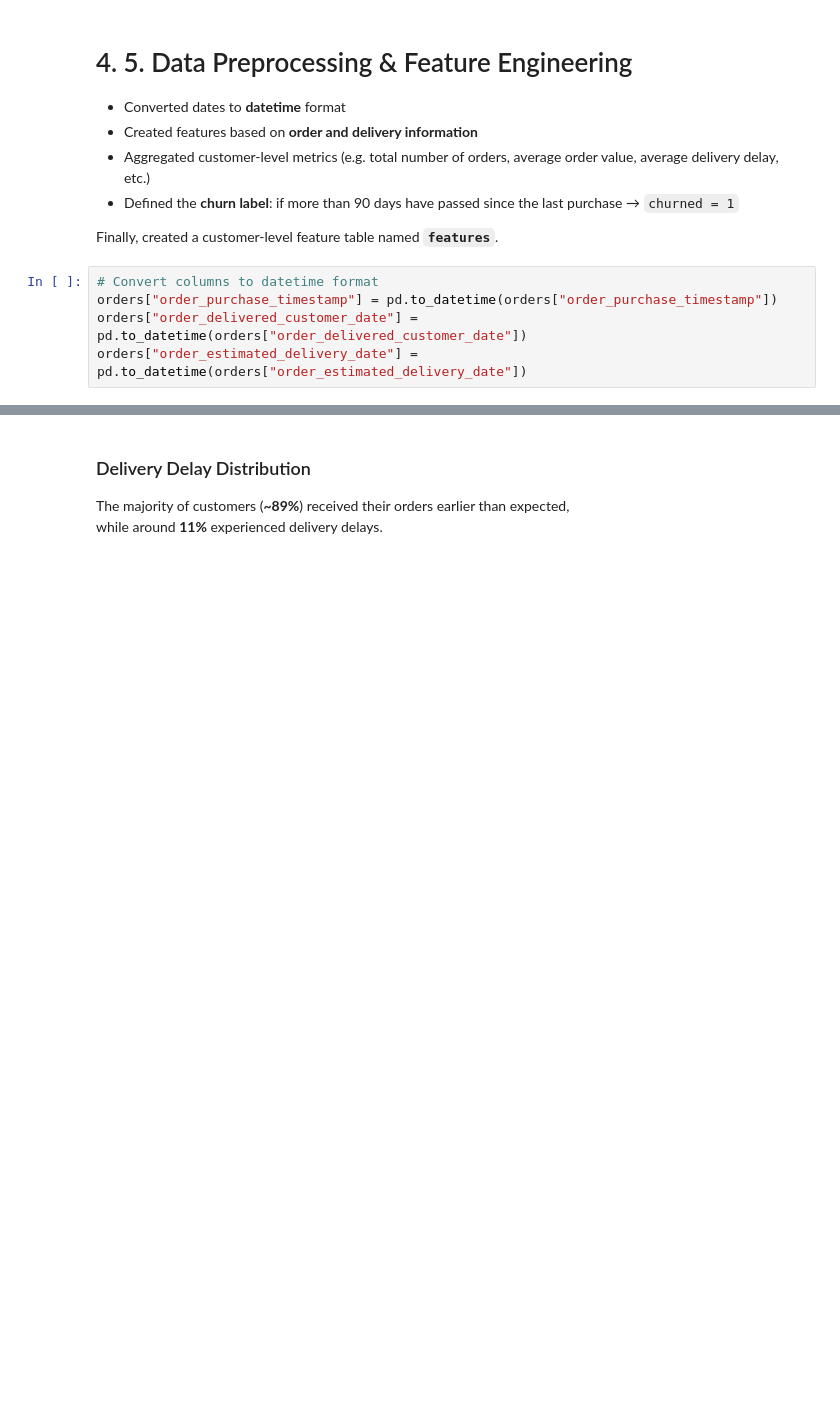
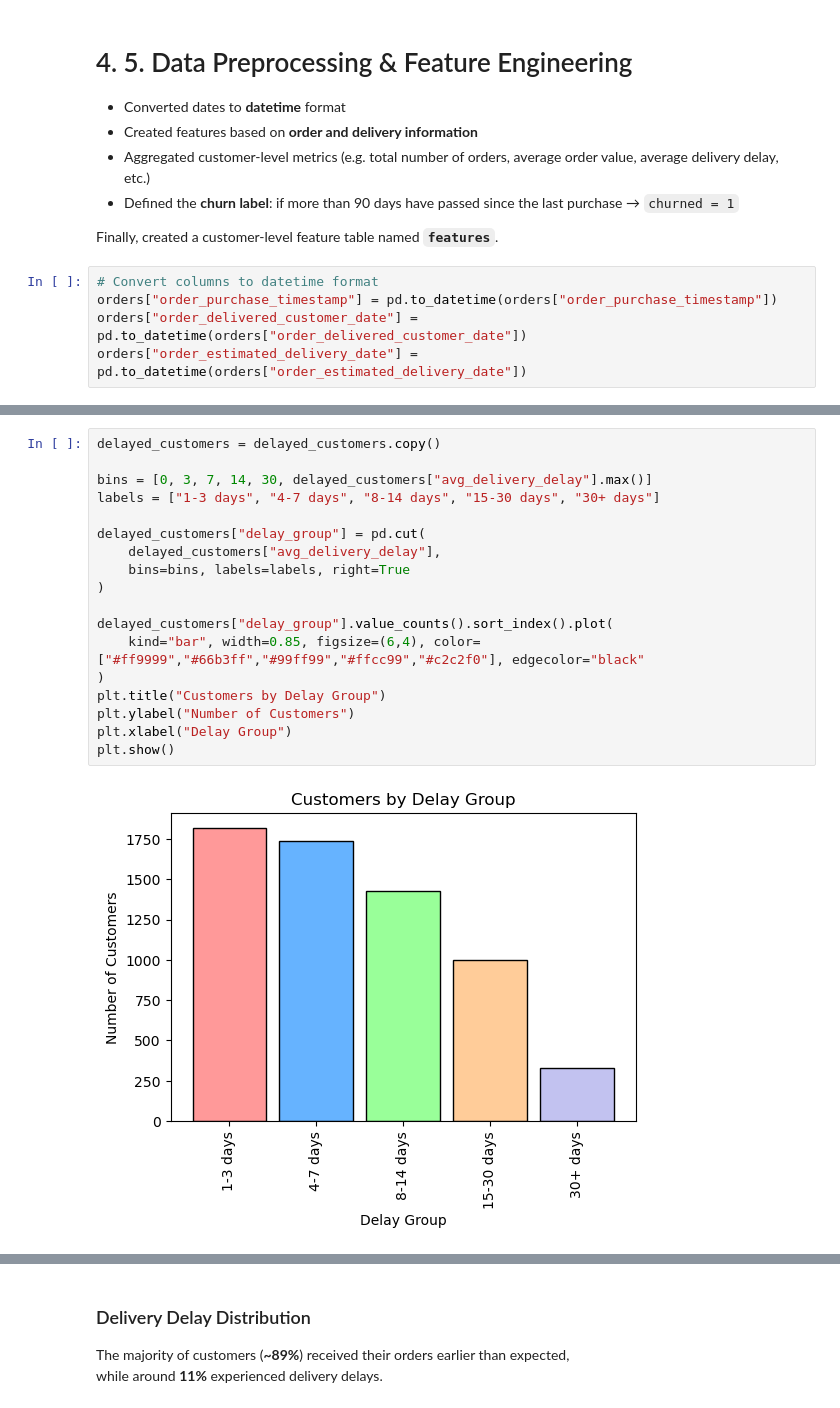
Before and after one commit to jameshan54/churn-prediction, a Jupyter notebook: notebooks/churn_prediction.ipynb, the cells around one changed output, grey strips where cells are left out. Saved outputs shown, nothing was run; the diff lists cells and outputs as text; blank space fills up the shorter version.

```diff
--- a/notebooks/churn_prediction.ipynb
+++ b/notebooks/churn_prediction.ipynb
@@ -130,3 +217,23 @@ delayed_customers_sorted.head(10)
+# %%
+delayed_customers = delayed_customers.copy()
+
+bins = [0, 3, 7, 14, 30, delayed_customers["avg_delivery_delay"].max()]
+labels = ["1-3 days", "4-7 days", "8-14 days", "15-30 days", "30+ days"]
+
+delayed_customers["delay_group"] = pd.cut(
+    delayed_customers["avg_delivery_delay"],
+    bins=bins, labels=labels, right=True
+)
+
+delayed_customers["delay_group"].value_counts().sort_index().plot(
+    kind="bar", width=0.85, figsize=(6,4), color=["#ff9999","#66b3ff","#99ff99","#ffcc99","#c2c2f0"], edgecolor="black"
+)
+plt.title("Customers by Delay Group")
+plt.ylabel("Number of Customers")
+plt.xlabel("Delay Group")
+plt.show()
+# %% [output]
+[figure, added]
 # %%
 # Delivery Delay Grouping: Early vs Delayed
 avg_delay["delay_group"] = avg_delay["avg_delivery_delay"].apply(
```
Also changed, not shown: parts of 26 cells of this notebook, 1 other file.
